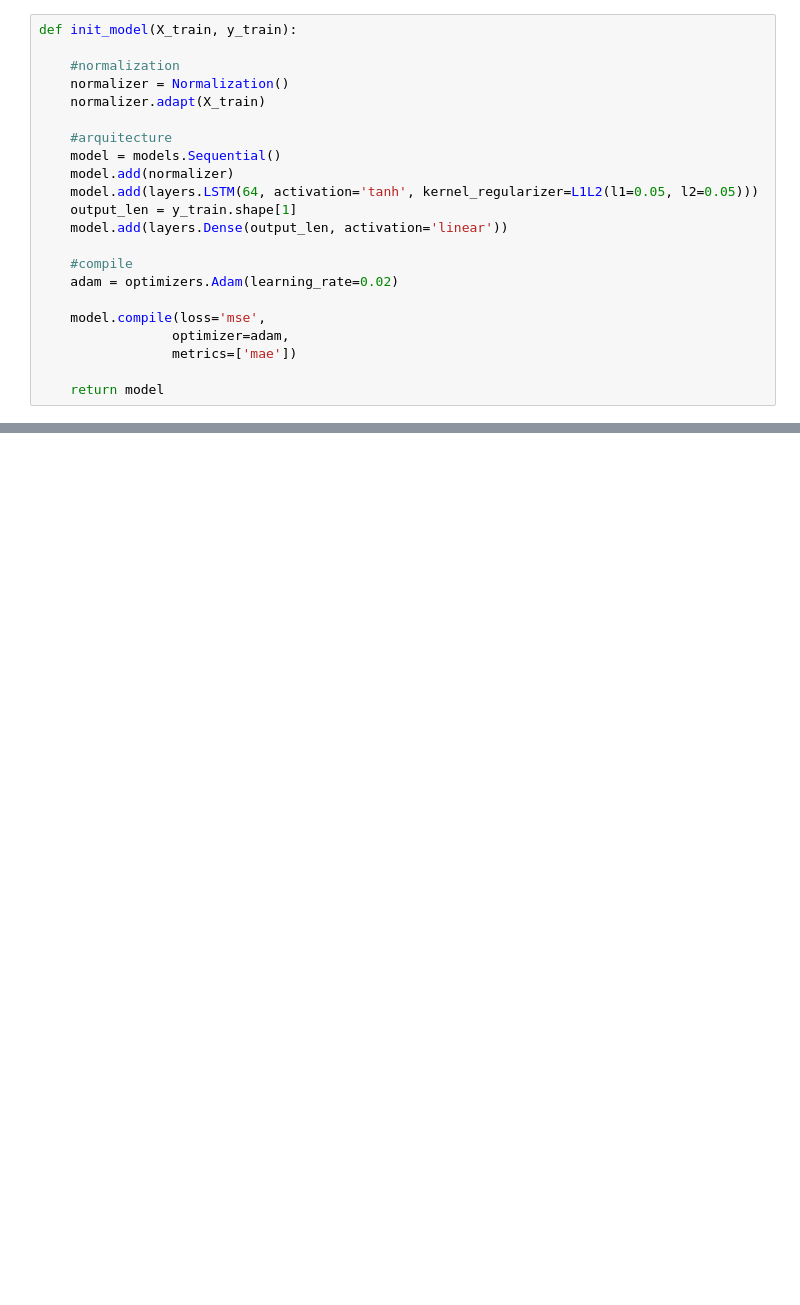
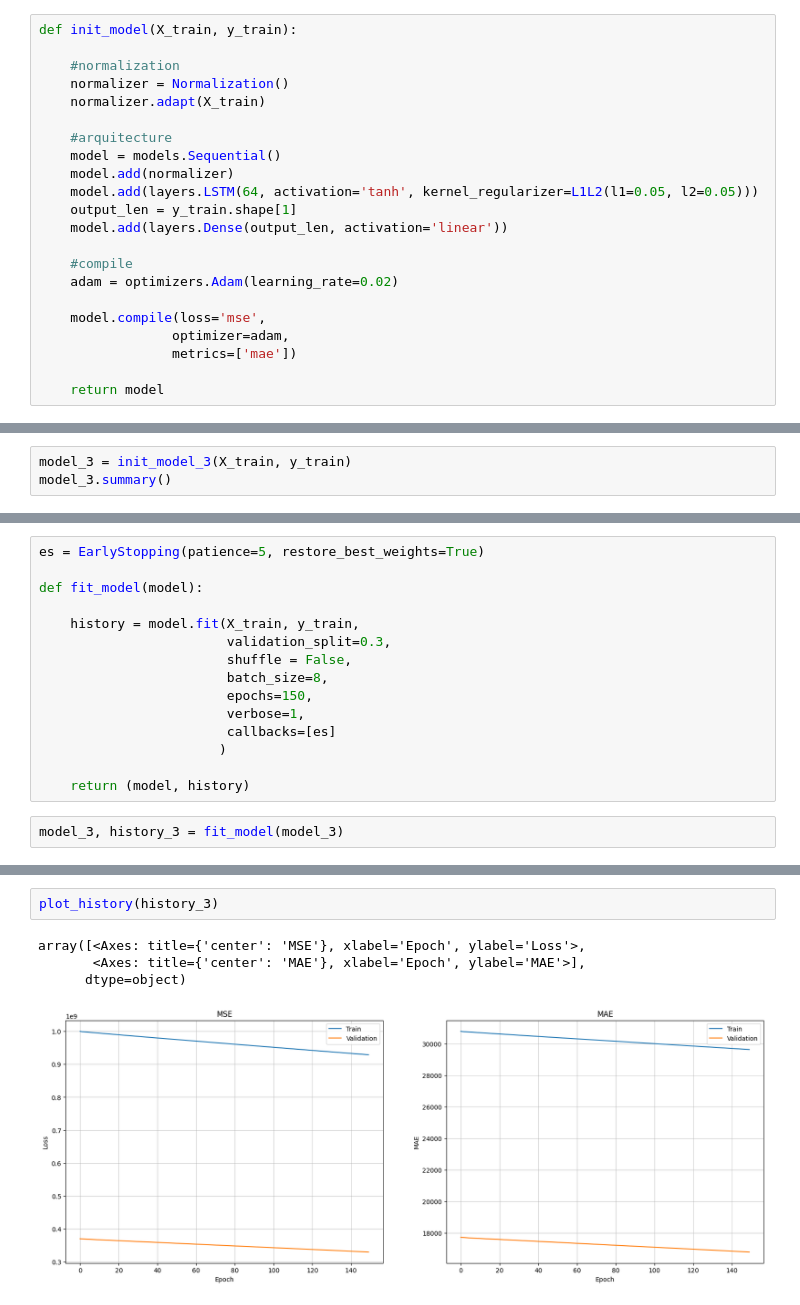
Before and after one commit to mattwagon/oil_production_prediction, a Jupyter notebook: notebooks/eduardo - rnn-model.ipynb, the cells around one changed output, grey strips where cells are left out. Saved outputs shown, nothing was run; the diff lists cells and outputs as text; blank space fills up the shorter version.

```diff
--- a/notebooks/eduardo - rnn-model.ipynb
+++ b/notebooks/eduardo - rnn-model.ipynb
@@ -518,0 +644,3 @@ print(f"- The Baseline MAE on the test set is equal to {round(baseline_score[1],
+# %%
+model_3 = init_model_3(X_train, y_train)
+model_3.summary()
@@ -518,0 +664,17 @@ print(f"- The Baseline MAE on the test set is equal to {round(baseline_score[1],
+# %%
+es = EarlyStopping(patience=5, restore_best_weights=True)
+
+def fit_model(model):
+
+    history = model.fit(X_train, y_train,
+                        validation_split=0.3,
+                        shuffle = False,
+                        batch_size=8,
+                        epochs=150,
+                        verbose=1,
+                        callbacks=[es]
+                       )
+
+    return (model, history)
+# %%
+model_3, history_3 = fit_model(model_3)
@@ -518,0 +699,7 @@ print(f"- The Baseline MAE on the test set is equal to {round(baseline_score[1],
+# %%
+plot_history(history_3)
+# %% [output]
+array([<Axes: title={'center': 'MSE'}, xlabel='Epoch', ylabel='Loss'>,
+       <Axes: title={'center': 'MAE'}, xlabel='Epoch', ylabel='MAE'>],
+      dtype=object)
+[figure, added]
```
Also changed, not shown: parts of 48 cells of this notebook.
